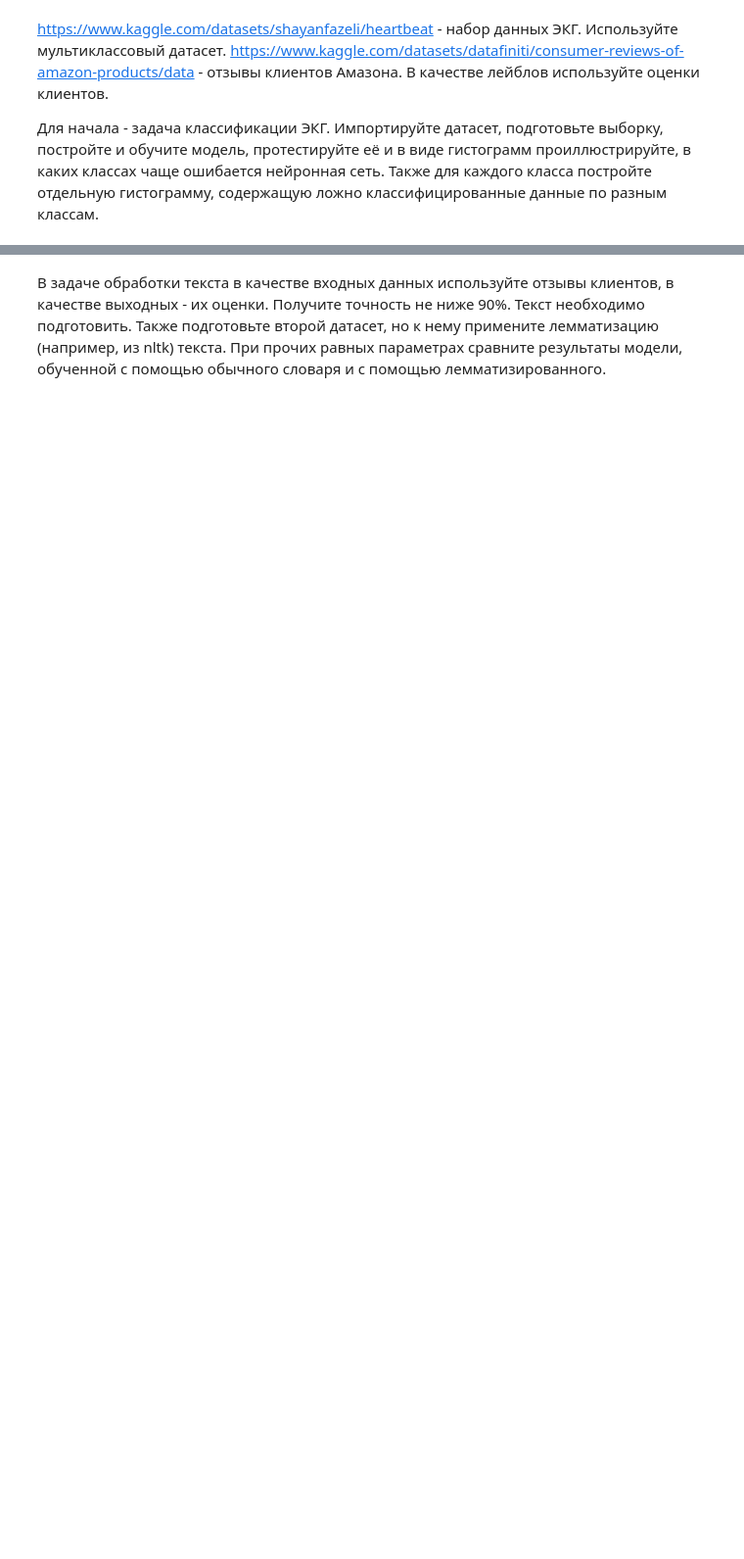
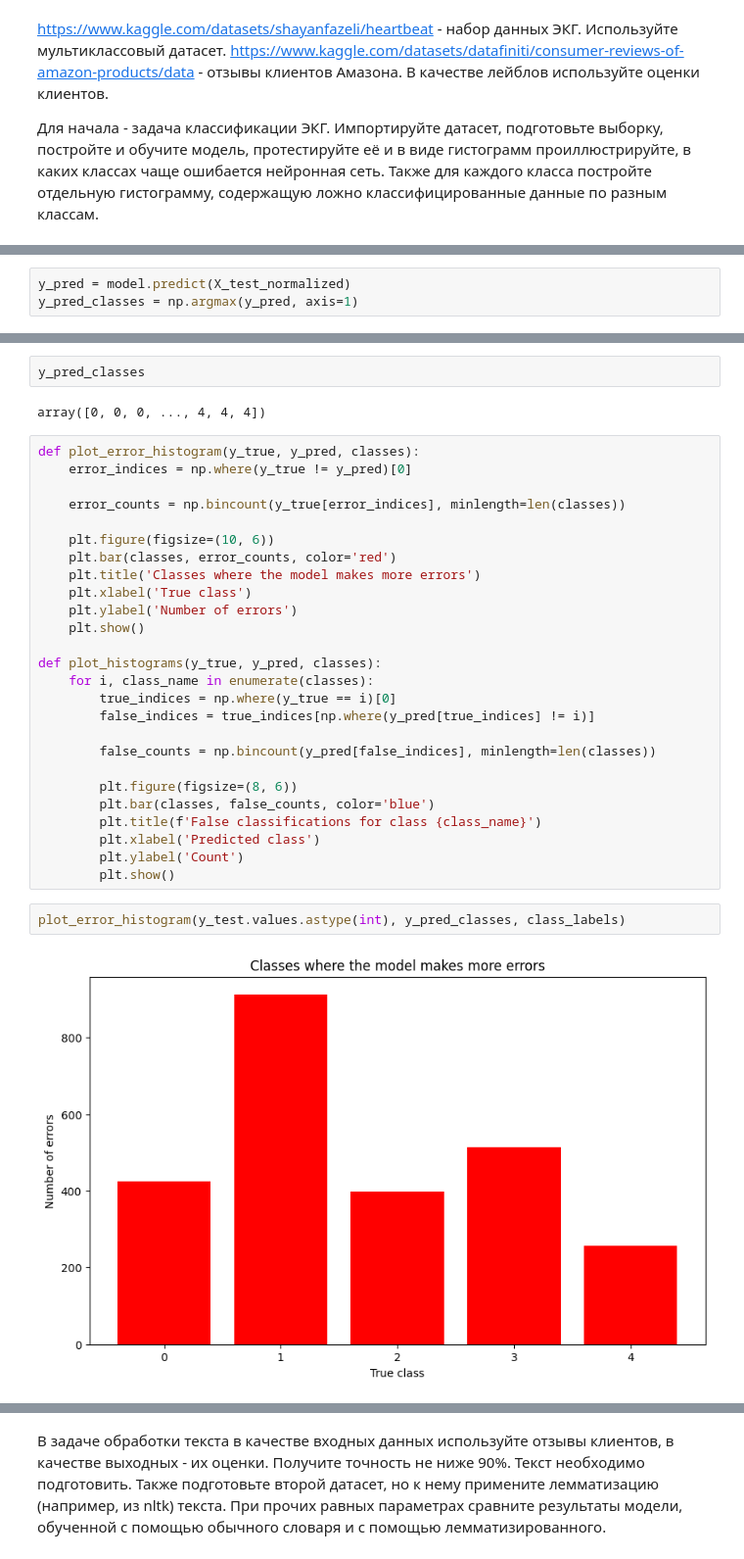
Before and after one commit to BZ6/PINDeepLearning, a Jupyter notebook: Лабораторная_работа_№3.ipynb, the cells around one changed output, grey strips where cells are left out. Shown at 98% size. Saved outputs shown, nothing was run; the diff lists cells and outputs as text; blank space fills up the shorter version.

```diff
--- a/Лабораторная_работа_№3.ipynb
+++ b/Лабораторная_работа_№3.ipynb
@@ -9,0 +194,3 @@ https://www.kaggle.com/datasets/datafiniti/consumer-reviews-of-amazon-products/d
+# %%
+y_pred = model.predict(X_test_normalized)
+y_pred_classes = np.argmax(y_pred, axis=1)
@@ -9,0 +203,34 @@ https://www.kaggle.com/datasets/datafiniti/consumer-reviews-of-amazon-products/d
+# %%
+y_pred_classes
+# %% [output]
+array([0, 0, 0, ..., 4, 4, 4])
+# %%
+def plot_error_histogram(y_true, y_pred, classes):
+    error_indices = np.where(y_true != y_pred)[0]
+
+    error_counts = np.bincount(y_true[error_indices], minlength=len(classes))
+
+    plt.figure(figsize=(10, 6))
+    plt.bar(classes, error_counts, color='red')
+    plt.title('Classes where the model makes more errors')
+    plt.xlabel('True class')
+    plt.ylabel('Number of errors')
+    plt.show()
+
+def plot_histograms(y_true, y_pred, classes):
+    for i, class_name in enumerate(classes):
+        true_indices = np.where(y_true == i)[0]
+        false_indices = true_indices[np.where(y_pred[true_indices] != i)]
+
+        false_counts = np.bincount(y_pred[false_indices], minlength=len(classes))
+
+        plt.figure(figsize=(8, 6))
+        plt.bar(classes, false_counts, color='blue')
+        plt.title(f'False classifications for class {class_name}')
+        plt.xlabel('Predicted class')
+        plt.ylabel('Count')
+        plt.show()
+# %%
+plot_error_histogram(y_test.values.astype(int), y_pred_classes, class_labels)
+# %% [output]
+[figure, added]
```
Also changed, not shown: parts of 19 cells of this notebook.
